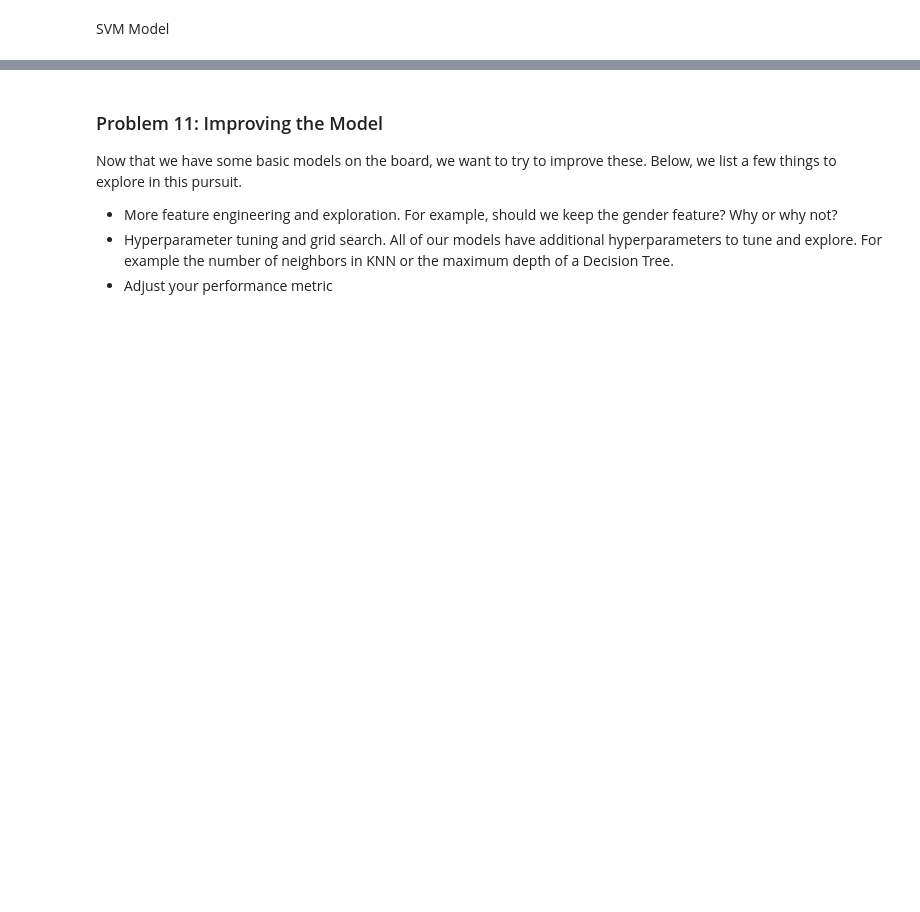
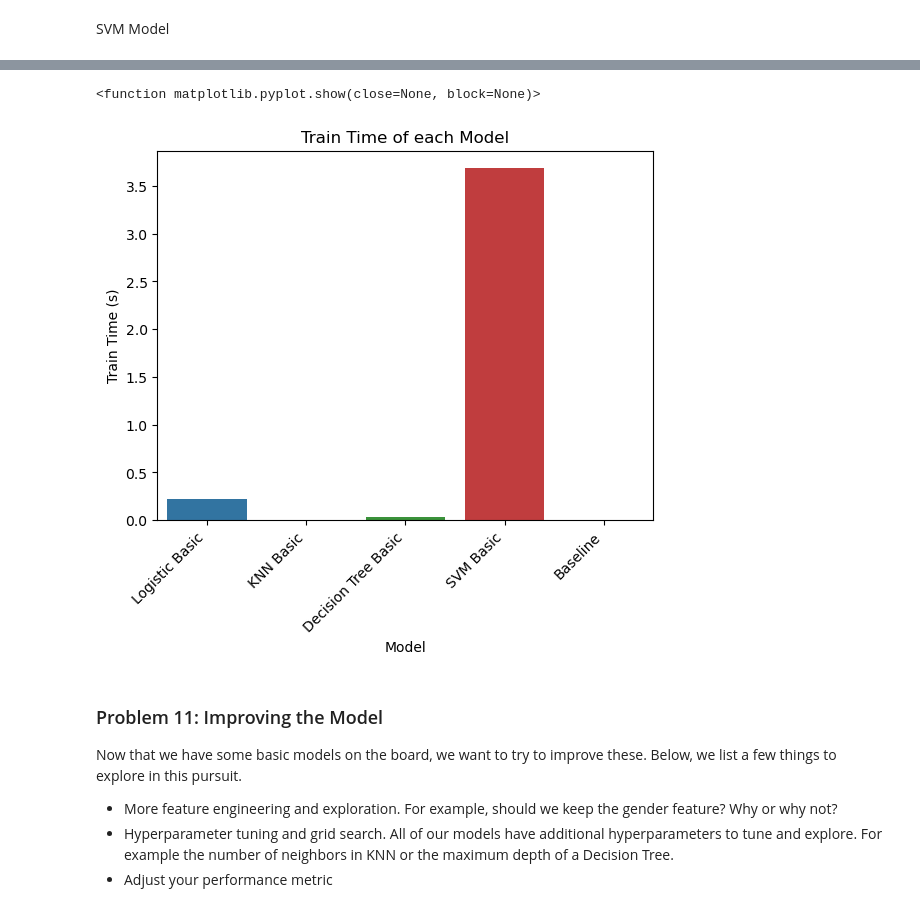
Before and after one commit to yellgrass/practical-17.1, a Jupyter notebook: prompt_III.ipynb, the cells around one changed output, grey strips where cells are left out. Drawn from its saved outputs; the diff is of its cells as text; code cells hidden in the pictures; blank space fills up the shorter version.

```diff
--- a/prompt_III.ipynb
+++ b/prompt_III.ipynb
@@ -385,3 +411,12 @@ Comparisondf.set_index('Model')
+# %%
+#Plot Train Time of each model on a barplot. Although all are fairly quick, SVM appears to take the longest with the default settings by far.
+fig, ax = plt.subplots()
+plot = sns.barplot(data = Comparisondf,x = 'Model', y='Train Time').set(title = 'Train Time of each Model', xlabel = 'Model', ylabel = 'Train Time (s)')
+ax.set_xticklabels(ax.get_xticklabels(), rotation=45, horizontalalignment='right')
+plt.show
+# %% [output]
+<function matplotlib.pyplot.show(close=None, block=None)>
+[figure, added]
 # %% [markdown]
 ### Problem 11: Improving the Model
 
```
Also changed, not shown: parts of 79 cells of this notebook.
